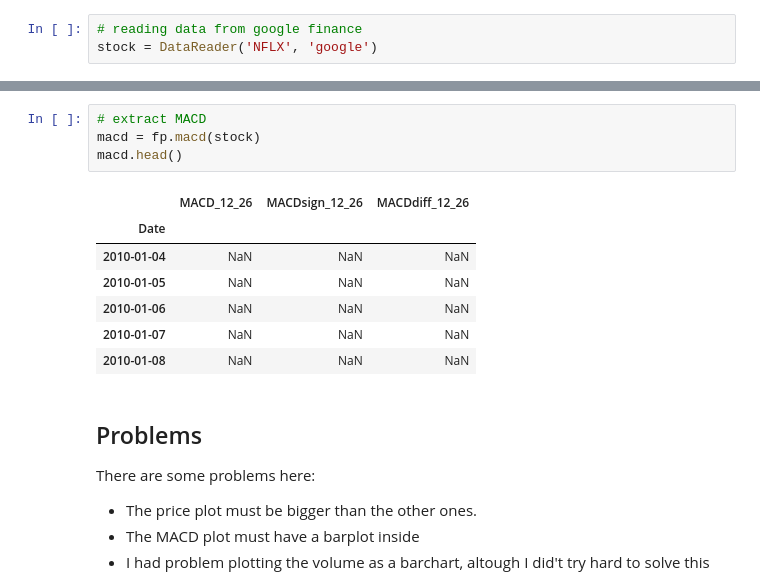
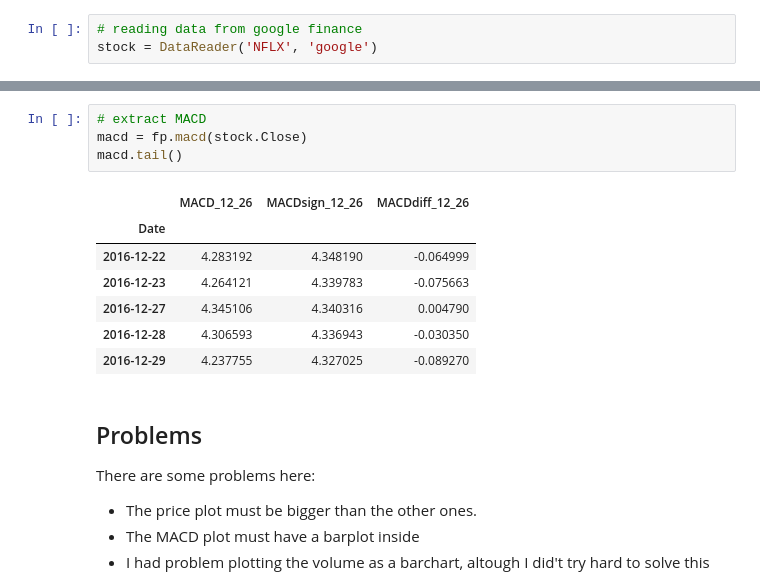
Before and after one commit to bchirico/finance4py, a Jupyter notebook: notebooks/indicator_examples_with_plots.ipynb, the cells around one changed output, grey strips where cells are left out. Drawn from its saved outputs; the diff is of its cells as text.

```diff
--- a/notebooks/indicator_examples_with_plots.ipynb
+++ b/notebooks/indicator_examples_with_plots.ipynb
@@ -27,15 +60,15 @@ rsi = fp.rsi(stock)
 # %%
 # extract MACD
-macd = fp.macd(stock)
-macd.head()
+macd = fp.macd(stock.Close)
+macd.tail()
 # %% [output]
 |  | MACD_12_26 | MACDsign_12_26 | MACDdiff_12_26 |
 | Date |  |  |  |
-| 2010-01-04 | NaN | NaN | NaN |
-| 2010-01-05 | NaN | NaN | NaN |
-| 2010-01-06 | NaN | NaN | NaN |
-| 2010-01-07 | NaN | NaN | NaN |
-| 2010-01-08 | NaN | NaN | NaN |
+| 2016-12-22 | 4.283192 | 4.348190 | -0.064999 |
+| 2016-12-23 | 4.264121 | 4.339783 | -0.075663 |
+| 2016-12-27 | 4.345106 | 4.340316 | 0.004790 |
+| 2016-12-28 | 4.306593 | 4.336943 | -0.030350 |
+| 2016-12-29 | 4.237755 | 4.327025 | -0.089270 |
 # %% [markdown]
 ## Problems
 
```
Also changed, not shown: parts of 5 cells of this notebook, 2 other files.
